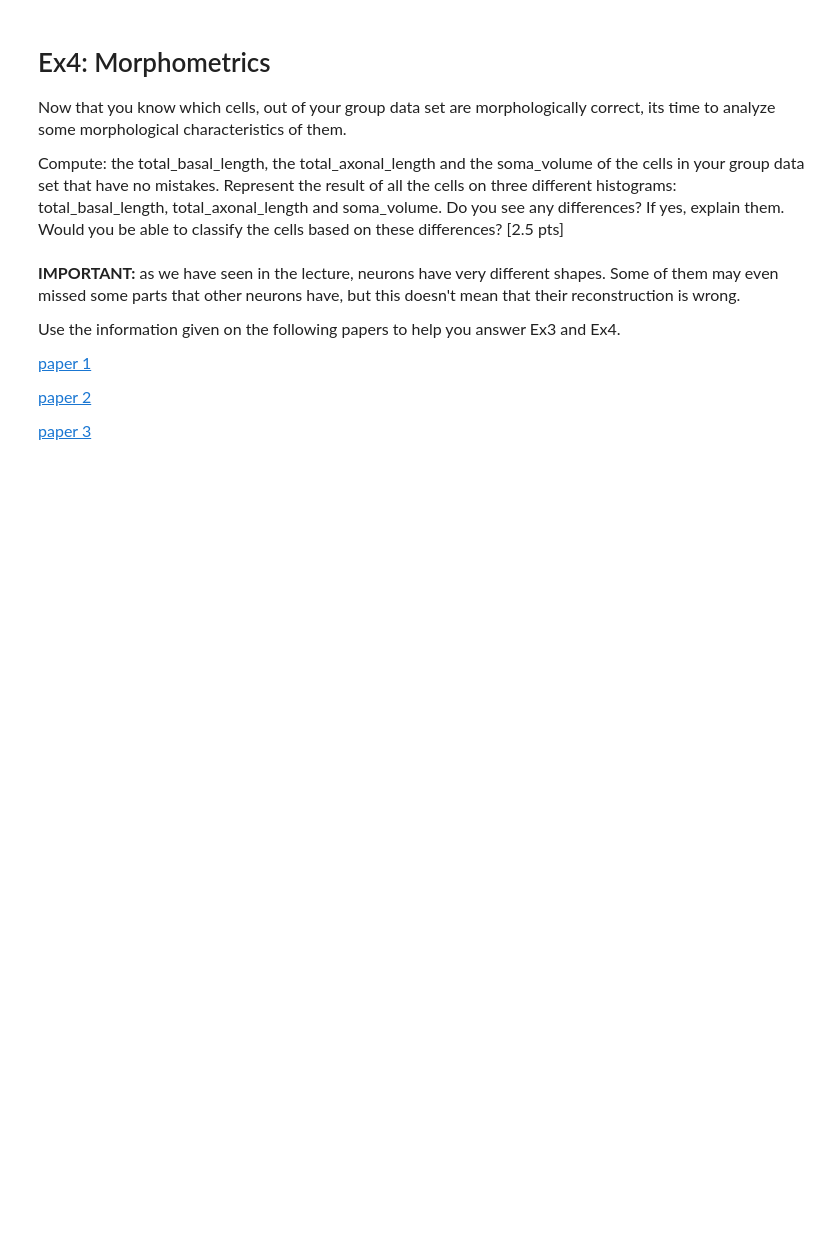
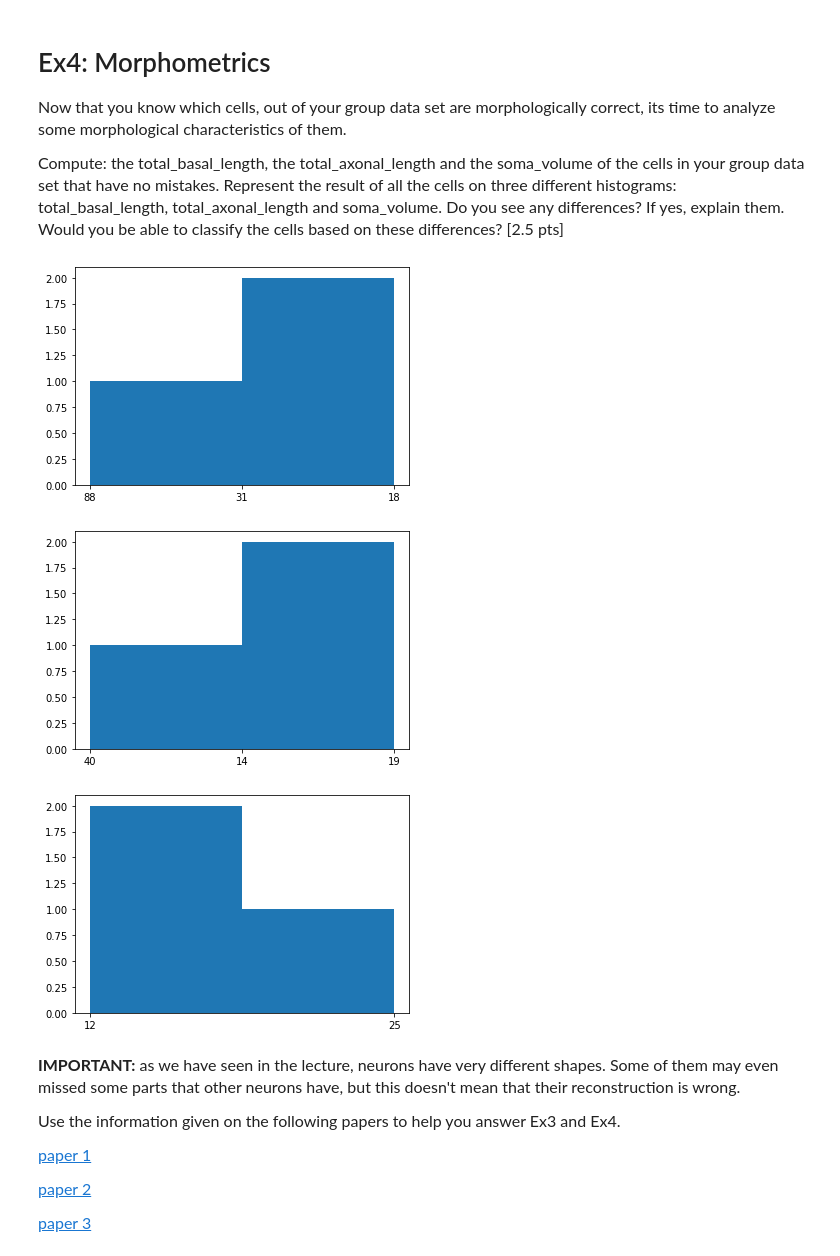
Before and after one commit to jjt20/InSilicoClass, a Jupyter notebook: my_notebooks/Week2/Week2_HomeWork.ipynb, the cells around one changed output. Saved outputs shown, nothing was run; the diff lists cells and outputs as text; code cells hidden in the pictures; blank space fills up the shorter version.

```diff
--- a/my_notebooks/Week2/Week2_HomeWork.ipynb
+++ b/my_notebooks/Week2/Week2_HomeWork.ipynb
@@ -251,6 +251,40 @@ Has apical dendrite can be corrected by adding the denderite of a similar type o
 <font size = "3">Now that you know which cells, out of your group data set are morphologically correct, its time to analyze some morphological characteristics of them.
 
 <font size = "3">Compute: the total_basal_length, the total_axonal_length and the soma_volume of the cells in your group data set that have no mistakes. Represent the result of all the cells on three different histograms: total_basal_length, total_axonal_length and soma_volume. Do you see any differences? If yes, explain them. Would you be able to classify the cells based on these differences?  [2.5 pts]
+# %%
+import numpy as np
+import neurom as nm
+
+cells = ['02','09','10']
+
+basalLength = np.zeros_like(cells)
+axonLength = np.zeros_like(cells)
+somaVol = np.zeros_like(cells)
+
+i = 0
+for cell in cells:
+    neuron = nm.load_neuron('./Group_07/morph_'+cell+'.swc')
+    basalLength[i] = np.sum(nm.get('section_lengths',neuron, neurite_type=nm.NeuriteType.basal_dendrite))
+    axonLength[i] = np.sum(nm.get('section_lengths',neuron, neurite_type=nm.NeuriteType.axon))
+    somaVol[i] = nm.get('soma_volumes',neuron)[0]
+    i += 1
+
+import matplotlib.pyplot as plt
+plt.figure()
+plt.hist(basalLength,bins=2)
+plt.show()
+
+plt.figure()
+plt.hist(axonLength,bins=2)
+plt.show()
+
+plt.figure()
+plt.hist(somaVol,bins=2)
+plt.show()
+# %% [output]
+[figure, added]
+[figure, added]
+[figure, added]
 # %% [markdown]
 <font size = "3">__IMPORTANT:__ as we have seen in the lecture, neurons have very different shapes. Some of them may even missed some parts that other neurons have, but this doesn't mean that their reconstruction is wrong.
 
```
Also changed, not shown: 1 other file.
